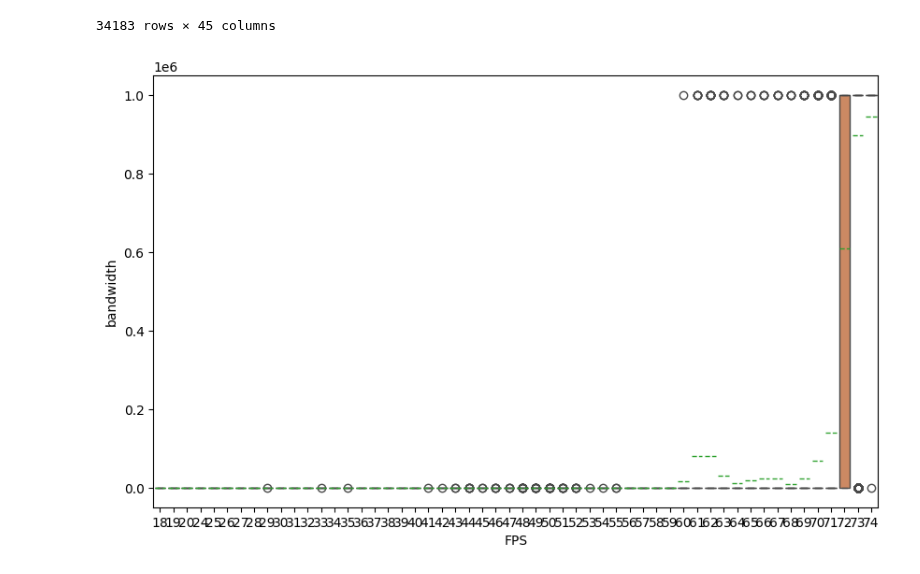
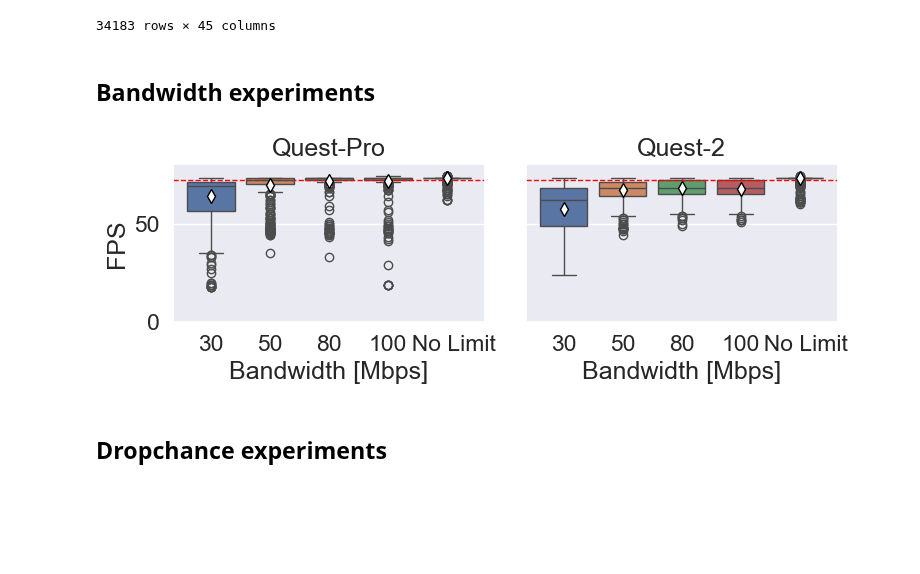
Before and after one commit to Raiduy/librnr-experiments, a Jupyter notebook: new-systemmetrics.ipynb, the cells around one changed output. Drawn from its saved outputs; the diff is of its cells as text; code cells hidden in the pictures; blank space fills up the shorter version.

Commit message:
dropchance and bandwidth experiments

```diff
--- a/new-systemmetrics.ipynb
+++ b/new-systemmetrics.ipynb
@@ -135,25 +135,53 @@ df
 | 0 | 3 | 4 | 1382 | 525 | 73 | 0ms | 0 | 0 | ... |
 34183 rows × 45 columns
 # %%
-# plt.rcParams['font.family'] = 'Arial'
-# custom_params = {"axes.spines.right": False, "axes.spines.top": False, "axes.grid": True, "axes.linewidth": 2.0}
-# sns.set_theme(style="whitegrid", rc=custom_params)
-# sns.set_palette("deep")
-# sns.set(font_scale=1.5)
+plt.rcParams['font.family'] = 'Arial'
+custom_params = {"axes.spines.right": False, "axes.spines.top": False, "axes.grid": True, "axes.linewidth": 2.0}
+sns.set_theme(style="whitegrid", rc=custom_params)
+sns.set_palette("deep")
+sns.set(font_scale=1.5)
+
+custom_mean = {"marker":"d",
+                "markerfacecolor":"white",
+                "markeredgecolor":"black",
+                "markersize":"7"}
+# %% [markdown]
+## Bandwidth experiments
 # %%
-# FPS against bandwidth
-to_plot = df[(df['altered_bandwidth'] == True) & (df['is_record'] == False)]
-fig, ax = plt.subplots(figsize=(10, 6))
-# ax = sns.violinplot(data=df[(df.altered_bandwidth == True)], x='bandwidth', y='FPS', palette="deep", inner='box', split=False)
-sns.boxplot(x=to_plot['FPS'], y=to_plot['bandwidth'], showmeans=True, meanline=True, palette="deep", ax=ax)
+fig, axes = plt.subplots(figsize=(8, 3), ncols=2, sharey=True)
 
-# labels = [item.get_text() for item in ax.get_xticklabels()]
-# labels[4] = 'No Limit'
-# ax.set_xticklabels(labels)
+to_plot = df[(df['altered_bandwidth'] == True) & (df['is_record'] == False) & (df['device'] == 'Quest-Pro')]
 
-# ax.set_xlabel('Bandwidth [Mbps]')
-# ax.set_ylim(0, 80)
+sns.boxplot(y=to_plot['FPS'], x=to_plot['bandwidth'], showmeans=True, meanprops=custom_mean, palette="deep", ax=axes[0])
+axes[0].axline((0, 72), slope=0, color='red', linestyle='--', linewidth=1)
+
+labels = [item.get_text() for item in axes[0].get_xticklabels()]
+labels[4] = '  No Limit'
+axes[0].set_xticklabels(labels)
+
+axes[0].set_xlabel('Bandwidth [Mbps]')
+axes[0].set_ylim(0, 80)
+axes[0].set_title('Quest-Pro')
+
+
+to_plot = df[(df['altered_bandwidth'] == True) & (df['is_record'] == False) & (df['device'] == 'Quest-2')]
+
+sns.boxplot(y=to_plot['FPS'], x=to_plot['bandwidth'], showmeans=True, meanprops=custom_mean, palette="deep", ax=axes[1])
+axes[1].axline((0, 72), slope=0, color='red', linestyle='--', linewidth=1)
+
+labels = [item.get_text() for item in axes[1].get_xticklabels()]
+labels[4] = '  No Limit'
+axes[1].set_xticklabels(labels)
+
+axes[1].set_xlabel('Bandwidth [Mbps]')
+axes[1].set_ylim(0, 80)
+axes[1].set_title('Quest-2')
+
+plt.tight_layout()
+plt.savefig('./figures/bandwidth_exp/fps_vs_bandwidth.png', dpi=300)
 plt.show()
 # %% [output]
-[figure, old version]
+[figure, new version]
+# %% [markdown]
+## Dropchance experiments
 # %%
```
Also changed, not shown: parts of 1 cell of this notebook, 2 other files.
